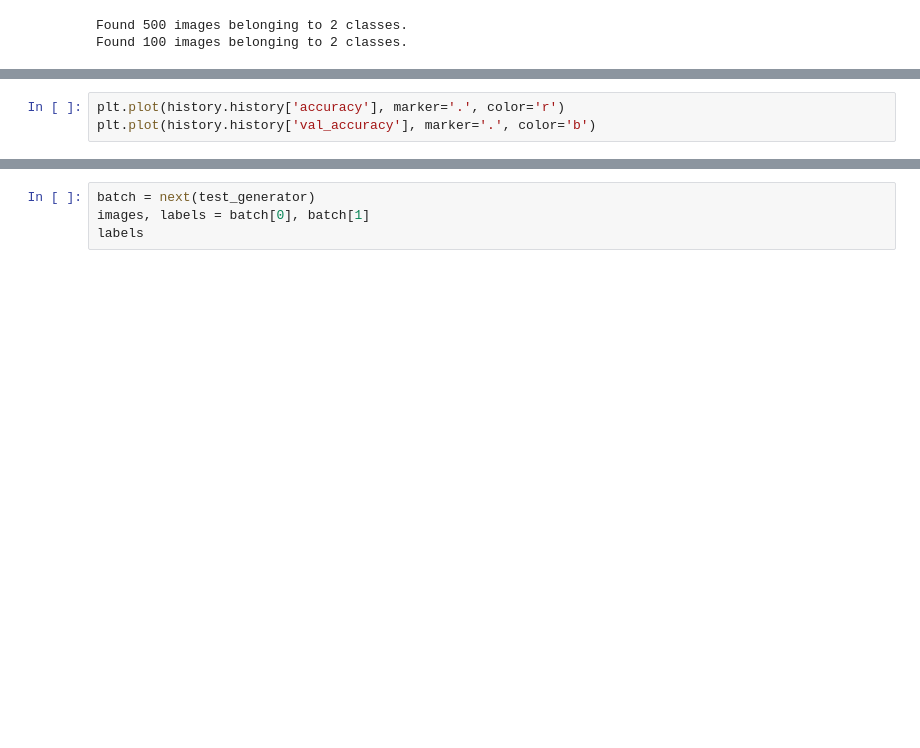
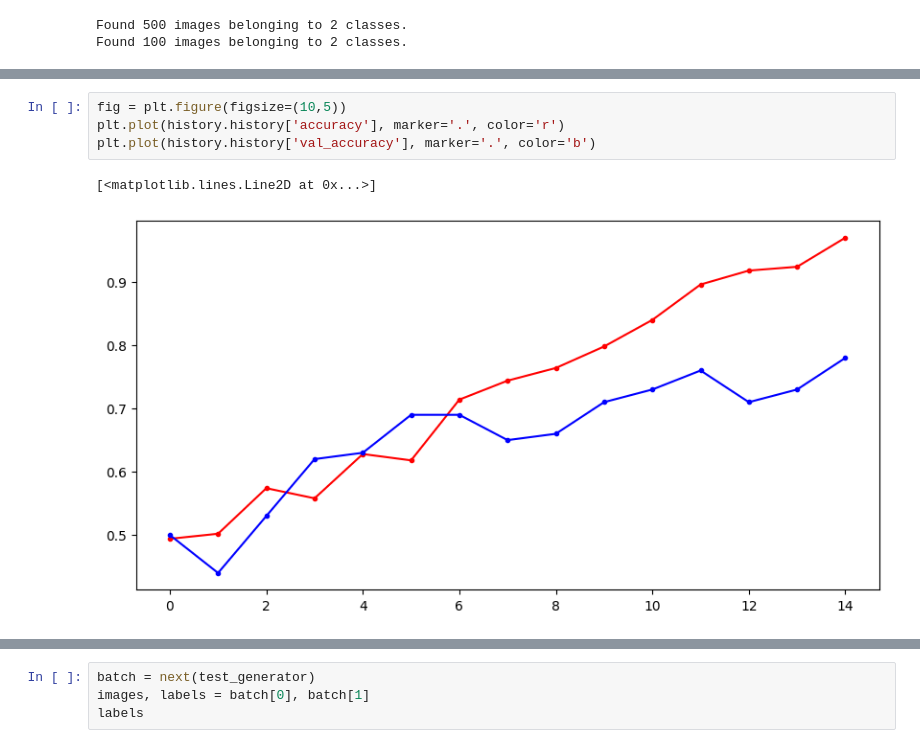
Before and after one commit to ReDocu/SingleProject, a Jupyter notebook: R_T02/Image_Learning.ipynb, the cells around one changed output, grey strips where cells are left out. Saved outputs shown, nothing was run; the diff lists cells and outputs as text; blank space fills up the shorter version.

```diff
--- a/R_T02/Image_Learning.ipynb
+++ b/R_T02/Image_Learning.ipynb
@@ -366,6 +368,10 @@ Epoch 15/15
 # %%
+fig = plt.figure(figsize=(10,5))
 plt.plot(history.history['accuracy'], marker='.', color='r')
 plt.plot(history.history['val_accuracy'], marker='.', color='b')
+# %% [output]
+[<matplotlib.lines.Line2D at 0x...>]
+[figure, added]
 # %%
 preds = model.predict(test_generator)
 
```
Also changed, not shown: parts of 9 cells of this notebook, 2 other files.
